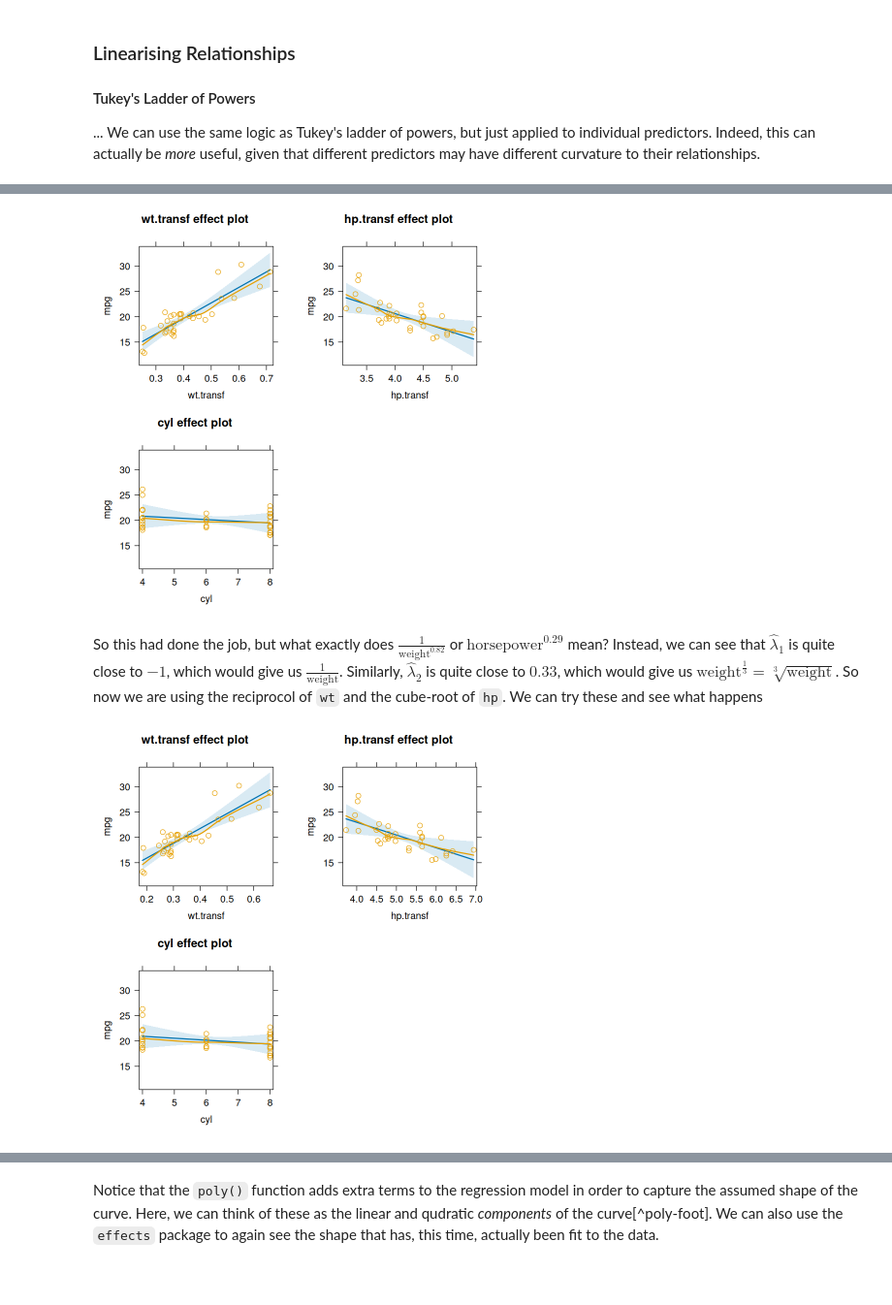
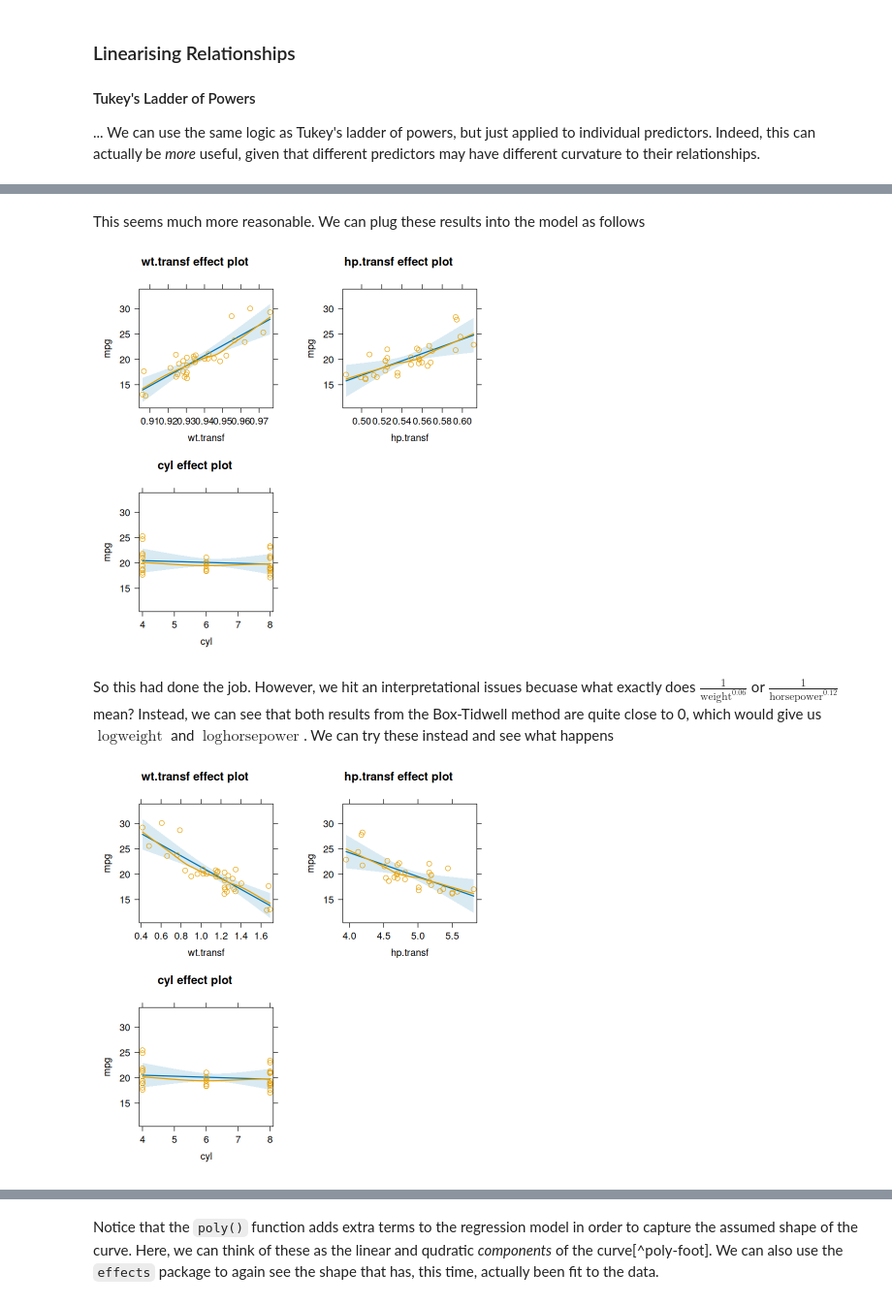
Before and after one commit to PCHN63101-Advanced-Data-Skills/Assumptions-Diagnostics-Transforms, a Jupyter notebook: _build/jupyter_execute/5.transformations.ipynb, the cells around one changed output, grey strips where cells are left out. Shown at 97% size. Saved outputs shown, nothing was run; the diff lists cells and outputs as text; code cells hidden in the pictures; blank space fills up the shorter version.

```diff
--- a/_build/jupyter_execute/5.transformations.ipynb
+++ b/_build/jupyter_execute/5.transformations.ipynb
@@ -89,18 +143,20 @@ iterations =  17
+# %% [markdown]
+This seems much more reasonable. We can plug these results into the model as follows
 # %%
-lam       <- c(box.t$result[1], box.t$result[2])
-wt.transf <- mtcars$wt^lam[1]
-hp.transf <- mtcars$hp^lam[2]
+lambda    <- box.t$result
+wt.transf <- mtcars$wt^lambda[1]
+hp.transf <- mtcars$hp^lambda[2]
 box.t.mod <- lm(mpg ~ wt.transf + hp.transf + cyl, data=mtcars)
 plot(allEffects(box.t.mod, residuals=TRUE))
 # %% [output]
-[figure, old version]
+[figure, new version]
 # %% [markdown]
-So this had done the job, but what exactly does $\frac{1}{\text{weight}^{0.82}}$ or $\text{horsepower}^{0.29}$ mean? Instead, we can see that $\hat{\lambda}_{1}$ is quite close to $-1$, which would give us $\frac{1}{\text{weight}}$. Similarly, $\hat{\lambda}_{2}$ is quite close to $0.33$, which would give us $\text{weight}^{\frac{1}{3}} = \sqrt[3]{\text{weight}}$. So now we are using the reciprocol of `wt` and the cube-root of `hp`. We can try these and see what happens
+So this had done the job. However, we hit an interpretational issues becuase what exactly does $\frac{1}{\text{weight}^{0.06}}$ or $\frac{1}{\text{horsepower}^{0.12}}$ mean? Instead, we can see that both results from the Box-Tidwell method are quite close to 0, which would give us $\log{\text{weight}}$ and $\log{\text{horsepower}}$. We can try these instead and see what happens
 # %%
-wt.transf  <- 1/mtcars$wt
-hp.transf  <- mtcars$hp^(1/3)
+wt.transf  <- log(mtcars$wt)
+hp.transf  <- log(mtcars$hp)
 transf.mod <- lm(mpg ~ wt.transf + hp.transf + cyl, data=mtcars)
 plot(allEffects(transf.mod, residuals=TRUE))
 # %% [output]
-[figure, old version]
+[figure, new version]
 # %% [markdown]
```
Also changed, not shown: parts of 24 cells of this notebook, 17 other files.
